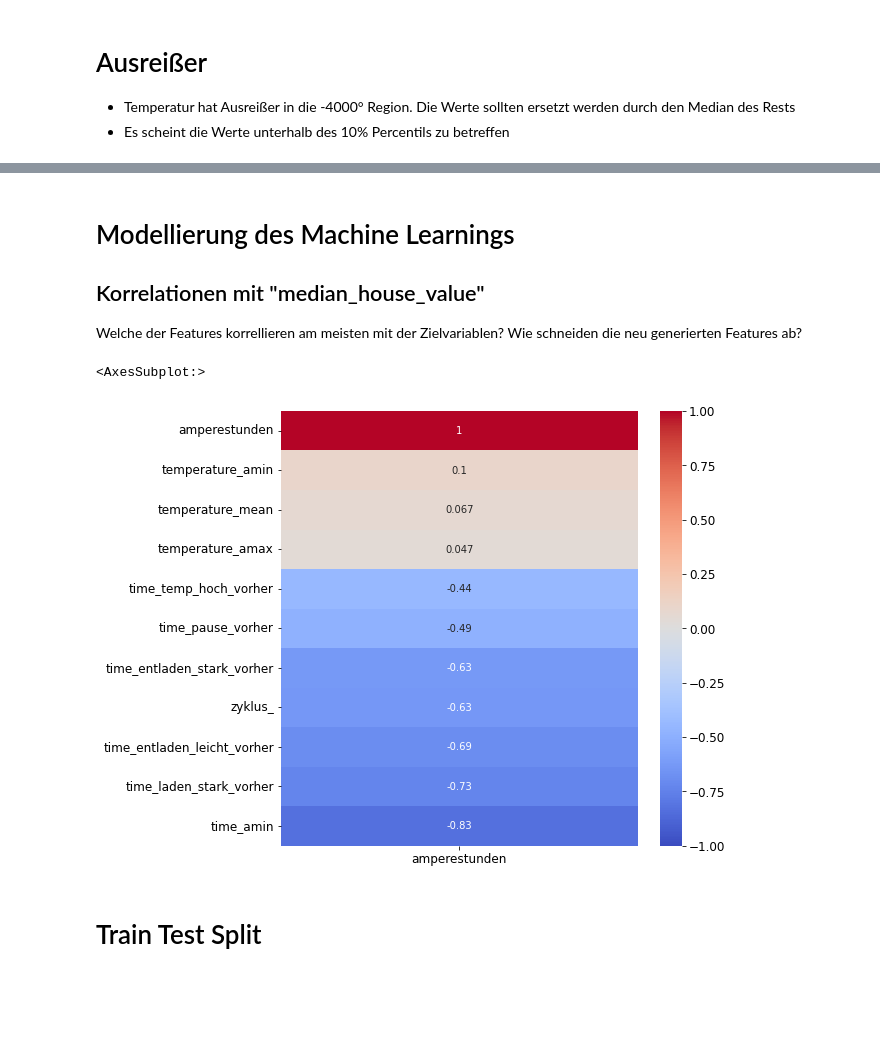
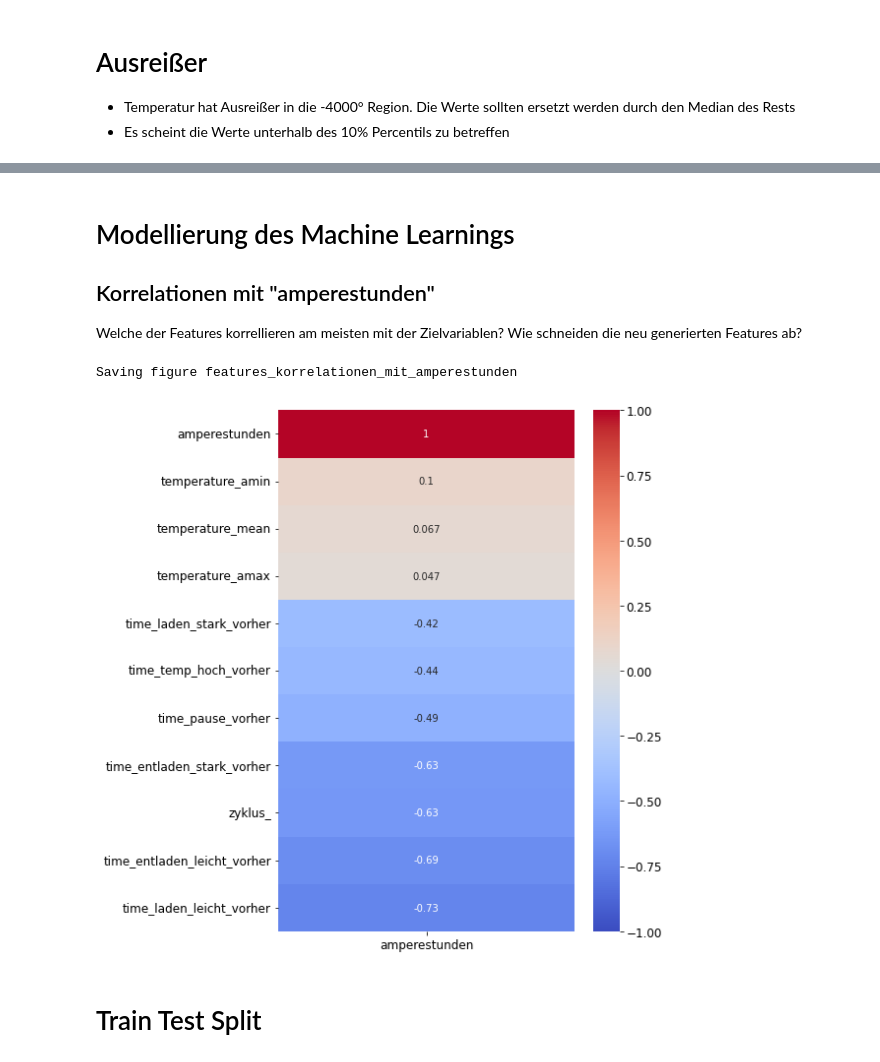
Before and after one commit to DaMuBo/battery_failure_predictions, a Jupyter notebook: notebooks/6_feature_imp.ipynb, the cells around one changed output, grey strips where cells are left out. Cells and saved outputs as stored; diff of their text form; code cells hidden in the pictures; blank space fills up the shorter version.

Commit message:
time_amin rausgenommen, da zu viel überschneidung mit anderen Features

```diff
--- a/notebooks/6_feature_imp.ipynb
+++ b/notebooks/6_feature_imp.ipynb
@@ -50,6 +50,7 @@ folder_final = c_fold + '\data\Processed\\final'
 # %%
 daten = pd.read_csv(f"{folder_final}\\df_fertige_features_ref_discharge.csv", sep=',')
 daten.drop(["batteryname_","comment_","type_"], axis=1, inplace=True) #brauch ich hier nicht
+daten.drop(["time_amin"], axis=1, inplace=True) #zu viel überschneidung mit *_leicht_vorher
 # %%
 daten.head(1)
 # %% [output]
@@ -112,15 +113,16 @@ Saving figure features_histogram_plots_ohne_ausreißer
 # %% [markdown]
 # Modellierung des Machine Learnings
 
-## Korrelationen mit "median_house_value"
+## Korrelationen mit "amperestunden"
 Welche der Features korrellieren am meisten mit der Zielvariablen? Wie schneiden die neu generierten Features ab?
 # %%
 correlation = daten_ohne_aus.corr()
 plt.figure(figsize=(8,8))
 sns.heatmap(correlation[["amperestunden"]].sort_values(by=['amperestunden'], ascending=False), vmin=-1, cmap='coolwarm', annot=True)
+fu.save_fig("features_korrelationen_mit_amperestunden")
 # %% [output]
-<AxesSubplot:>
+Saving figure features_korrelationen_mit_amperestunden
-[figure, old version]
+[figure, new version]
 # %% [markdown]
 # Train Test Split
 # %%
```
Also changed, not shown: parts of 12 cells of this notebook, 5 other files.
